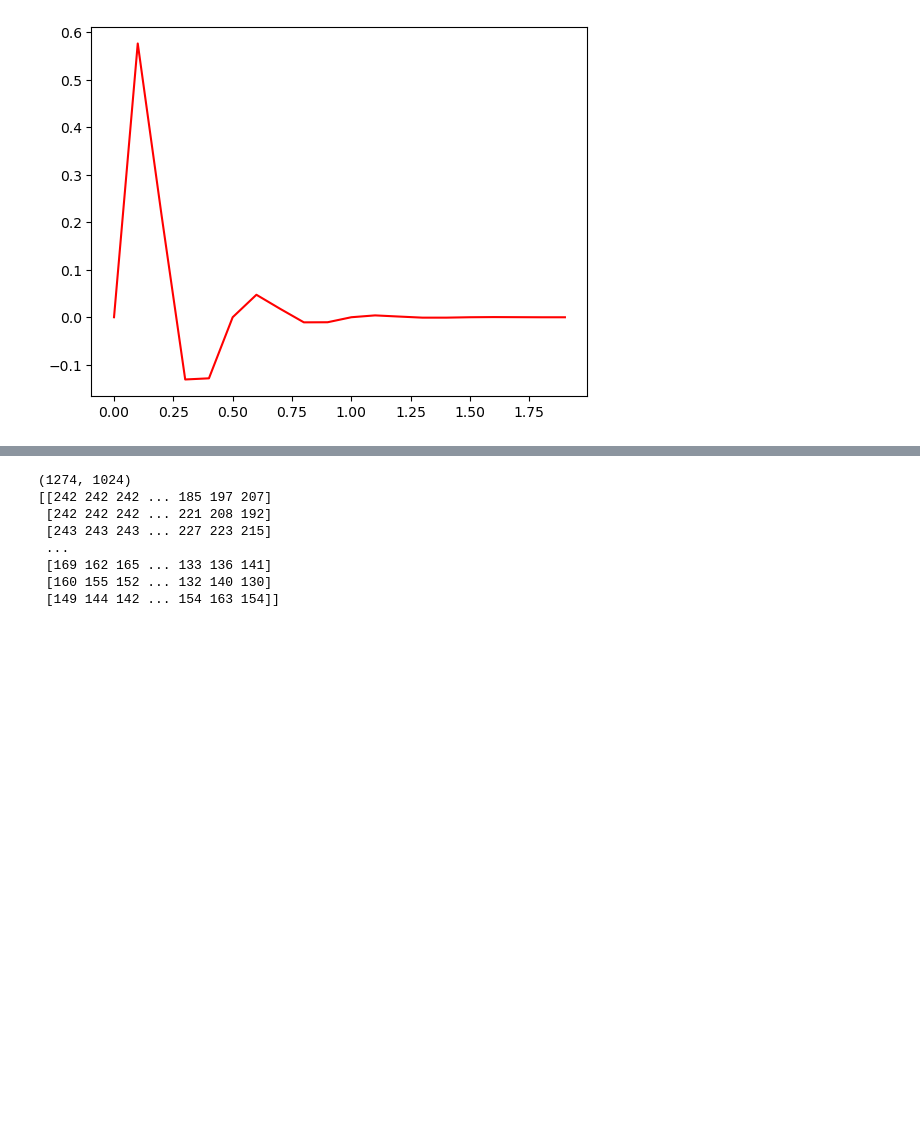
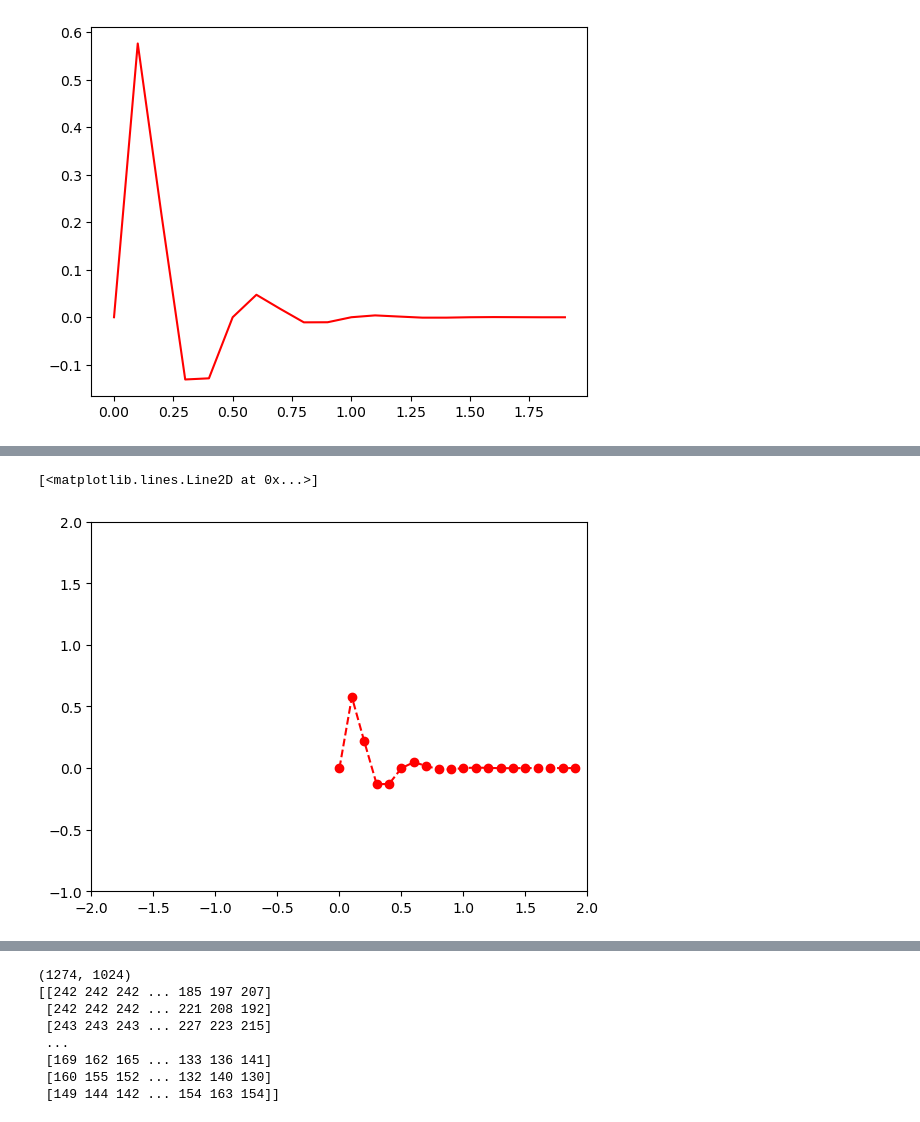
Before and after one commit to javism/fi2022-2023, a Jupyter notebook: practica07/practica07_matplotlib.ipynb, the cells around one changed output, grey strips where cells are left out. Drawn from its saved outputs; the diff is of its cells as text; code cells hidden in the pictures; blank space fills up the shorter version.

```diff
--- a/practica07/practica07_matplotlib.ipynb
+++ b/practica07/practica07_matplotlib.ipynb
@@ -191,0 +198,14 @@ fig.savefig('una_funcion.pdf')
+# %%
+def fc1(x):
+    return np.sin(4*np.pi*x)*np.exp(-5*x)
+
+t = np.arange(0., 5., 0.2)
+
+fig = plt.figure()
+t = np.arange(0., 2., 0.1) # Prueba a cambiar estos parámetros para que la gráfica se dibuje como quieras
+plt.xlim(-2,2)
+plt.ylim(-1,2)
+plt.plot(t, fc1(t), 'ro--')
+# %% [output]
+[<matplotlib.lines.Line2D at 0x...>]
+[figure, added]
```
Also changed, not shown: parts of 5 cells of this notebook.
